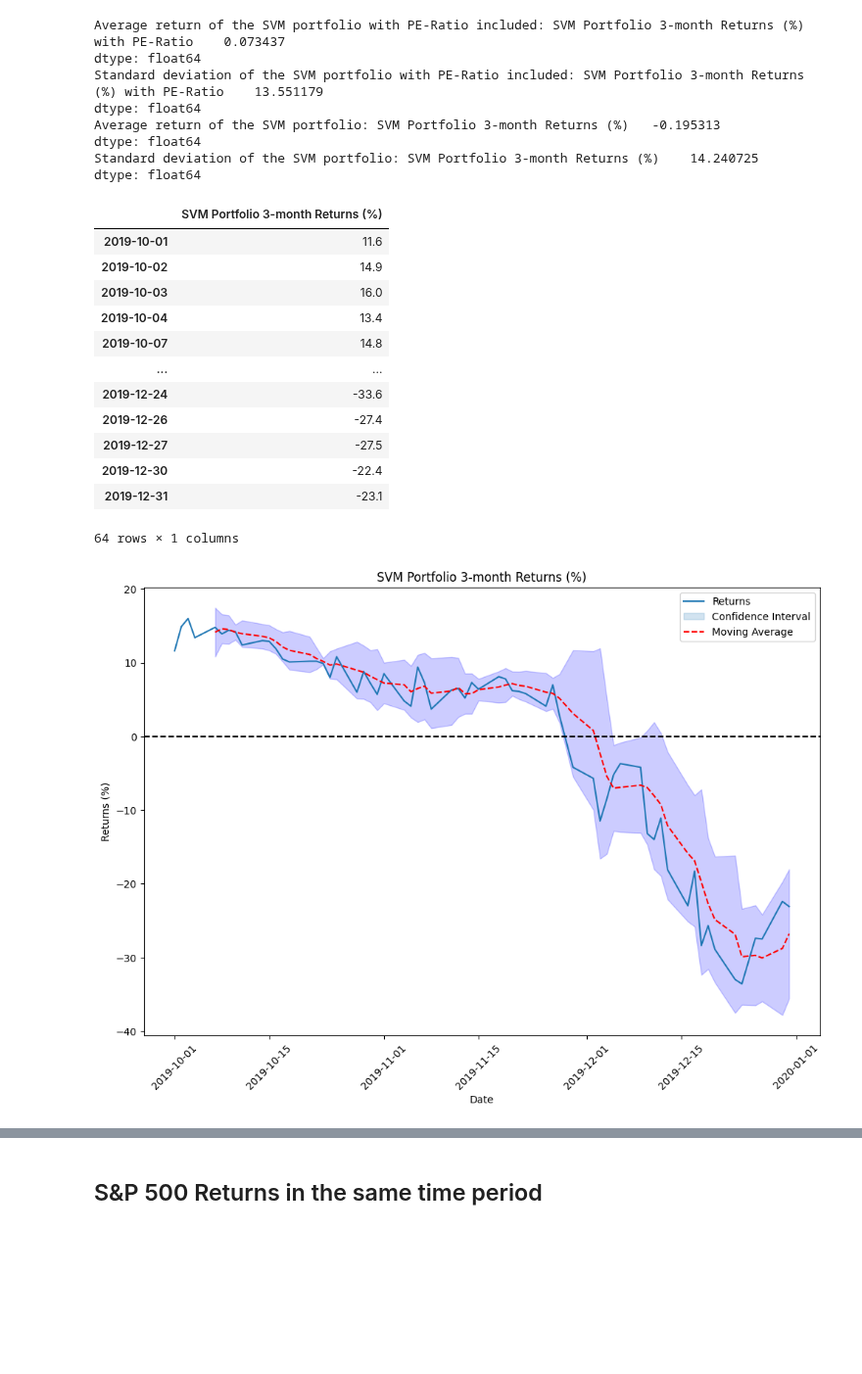
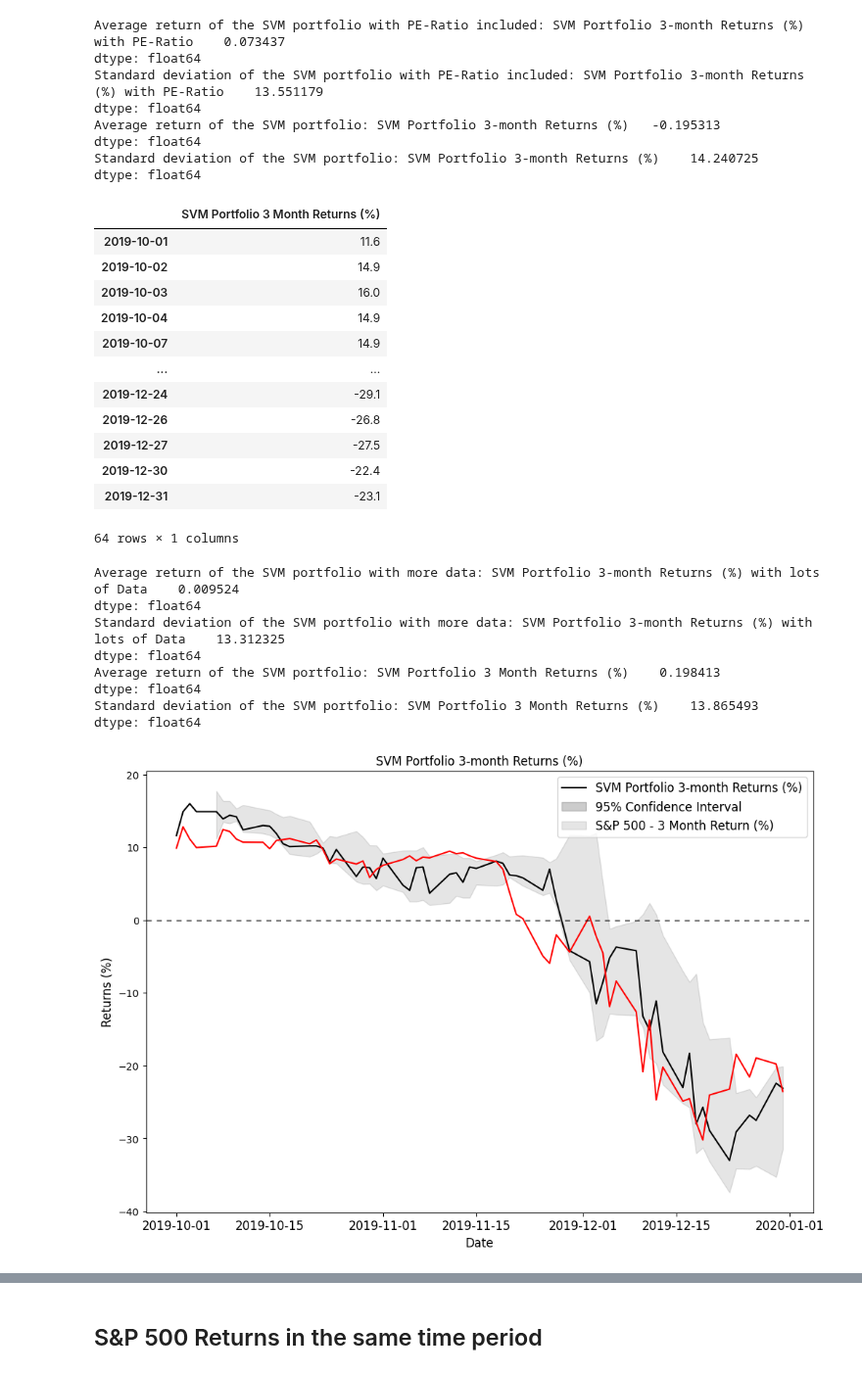
Before and after one commit to nico965j/financial-forecasting-bachelor, a Jupyter notebook: svm.ipynb, the cells around one changed output, grey strips where cells are left out. Shown at 98% size. Saved outputs shown, nothing was run; the diff lists cells and outputs as text; code cells hidden in the pictures; blank space fills up the shorter version.

```diff
--- a/svm.ipynb
+++ b/svm.ipynb
@@ -286,7 +285,7 @@ plt.show()
 # %%
 from sklearn.metrics import f1_score
 # Create a list of possible thresholds and f1 scores
-thresholds = np.arange(0.3864, 0.5, 0.001)
+thresholds = np.arange(0.386, 0.5, 0.001)
 f1_scores = []
 
 for threshold in thresholds:
@@ -849,41 +740,64 @@ dtype: float64
 # Make a dataframe with the returns and dates
 returns_df = pd.DataFrame(returns_list, index=test.index.unique())
 # make the column name returns
-returns_df.columns = ['SVM Portfolio 3-month Returns (%)']
+returns_df.columns = ['SVM Portfolio 3 Month Returns (%)']
+
 returns_df
 # %% [output]
-|  | SVM Portfolio 3-month Returns (%) |
+|  | SVM Portfolio 3 Month Returns (%) |
 | 2019-10-01 | 11.6 |
 | 2019-10-02 | 14.9 |
 | 2019-10-03 | 16.0 |
-| 2019-10-04 | 13.4 |
-| 2019-10-07 | 14.8 |
+| 2019-10-04 | 14.9 |
+| 2019-10-07 | 14.9 |
 | ... | ... |
-| 2019-12-24 | -33.6 |
-| 2019-12-26 | -27.4 |
+| 2019-12-24 | -29.1 |
+| 2019-12-26 | -26.8 |
 | 2019-12-27 | -27.5 |
 | 2019-12-30 | -22.4 |
 | 2019-12-31 | -23.1 |
 64 rows × 1 columns
+# %%
+# compare their average returns and standard deviations
+svm_portfolio_returns_much_data_mean = np.mean(svm_portfolio_returns_much_data)
+svm_portfolio_returns_much_data_std = np.std(svm_portfolio_returns_much_data)
+print(f"Average return of the SVM portfolio with more data: {svm_portfolio_returns_much_data_mean}")
+print(f"Standard deviation of the SVM portfolio with more data: {svm_portfolio_returns_much_data_std}")
+
+returns_df_mean = np.mean(returns_df)
+returns_df_std = np.std(returns_df)
+print(f"Average return of the SVM portfolio: {returns_df_mean}")
+print(f"Standard deviation of the SVM portfolio: {returns_df_std}")
+# %% [output]
+Average return of the SVM portfolio with more data: SVM Portfolio 3-month Returns (%) with lots of Data    0.009524
+dtype: float64
+Standard deviation of the SVM portfolio with more data: SVM Portfolio 3-month Returns (%) with lots of Data    13.312325
+dtype: float64
+Average return of the SVM portfolio: SVM Portfolio 3 Month Returns (%)    0.198413
+dtype: float64
+Standard deviation of the SVM portfolio: SVM Portfolio 3 Month Returns (%)    13.865493
+dtype: float64
 # %%
 import seaborn as sns
 import matplotlib.pyplot as plt
 moving_average = returns_df.rolling(window=5).mean()
 moving_variance = returns_df.rolling(window=5).std()
 plt.figure(figsize=(12,8), facecolor='white', dpi=100)
-sns.lineplot(data=returns_df, x=returns_df.index, y='SVM Portfolio 3-month Returns (%)')
-# make moving average line
-plt.plot(moving_average, color='r', linestyle='--')
+sns.lineplot(data=returns_df, x=returns_df.index, y='SVM Portfolio 3-month Returns (%)', color = 'black')
 # make confidence interval shaded area
-plt.fill_between(moving_variance.index, moving_average['SVM Portfolio 3-month Returns (%)'] - 1.96 * moving_variance['SVM Portfolio 3-month Returns (%)'], moving_average['SVM Portfolio 3-month Returns (%)'] + 1.96 * moving_variance['SVM Portfolio 3-month Returns (%)'], alpha=0.2, color='b')
+plt.fill_between(moving_variance.index, moving_average['SVM Portfolio 3-month Returns (%)'] - 1.96 * moving_variance['SVM Portfolio 3-month Returns (%)'], moving_average['SVM Portfolio 3-month Returns (%)'] + 1.96 * moving_variance['SVM Portfolio 3-month Returns (%)'], alpha=0.1, color='black')
+# plot the S%P 500 returns
+sns.lineplot(data=combined_returns, x=combined_returns.index, y='S&P 500 - 3 Month Return (%)', color = 'red')
+plt.axhline(y=0, color='black', linestyle='dashed', linewidth=1, dashes=(5, 5))
 plt.title('SVM Portfolio 3-month Returns (%)')
-plt.ylabel('Returns (%)')
-plt.xlabel('Date')
-# plot legend in the upper right corner for returns, moving average and confidence interval
-plt.legend(['Returns', 'Confidence Interval', 'Moving Average'], loc='upper right')
-# make 0 horizontal line
-plt.axhline(y=0, color='black', linestyle='--')
-plt.xticks(rotation=45)
+plt.ylabel('Returns (%)', fontsize=12)
+plt.xlabel('Date', fontsize=12)
+# make x and y ticks larger
+plt.xticks(fontsize=12)
+# plot legend in the upper right corner for returns,  95% confidence interval, and S&P 500 returns
+# ensure that the legend has the right representation of the SP500 returns
+plt.legend(['SVM Portfolio 3-month Returns (%)', '95% Confidence Interval', 'S&P 500 - 3 Month Return (%)'], loc='upper right', fontsize='large')
+
 plt.show()
 # %% [output]
-[figure, old version]
+[figure, new version]
```
Also changed, not shown: parts of 58 cells of this notebook, 45 other files.
